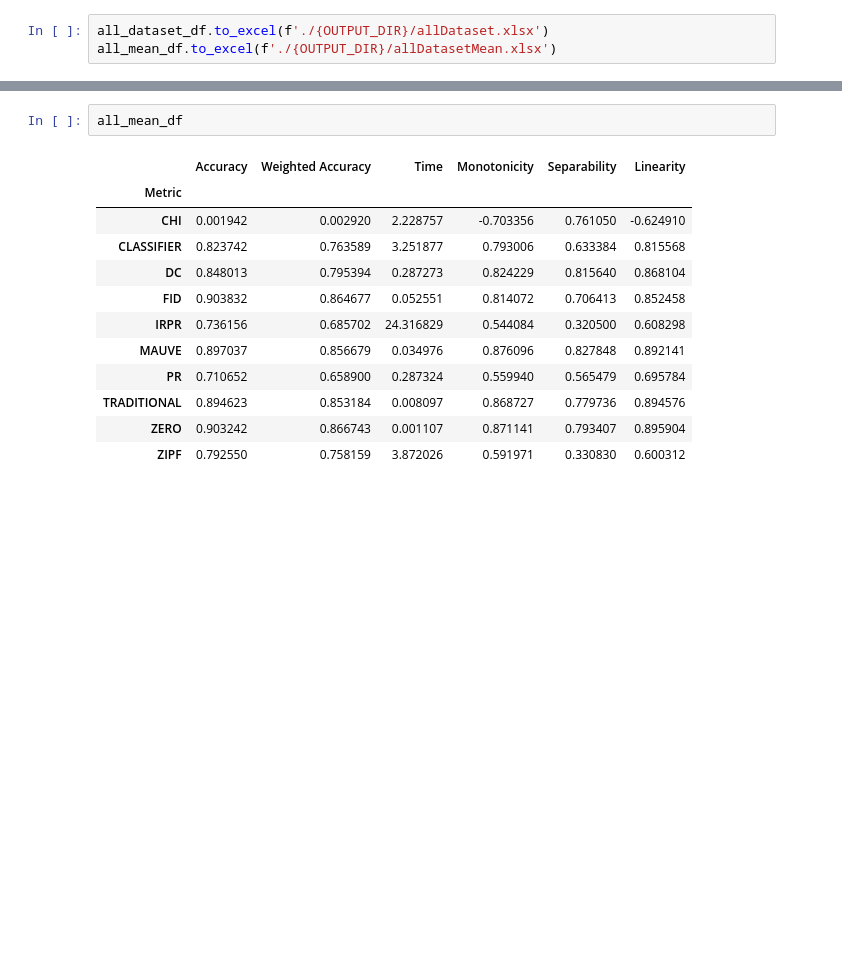
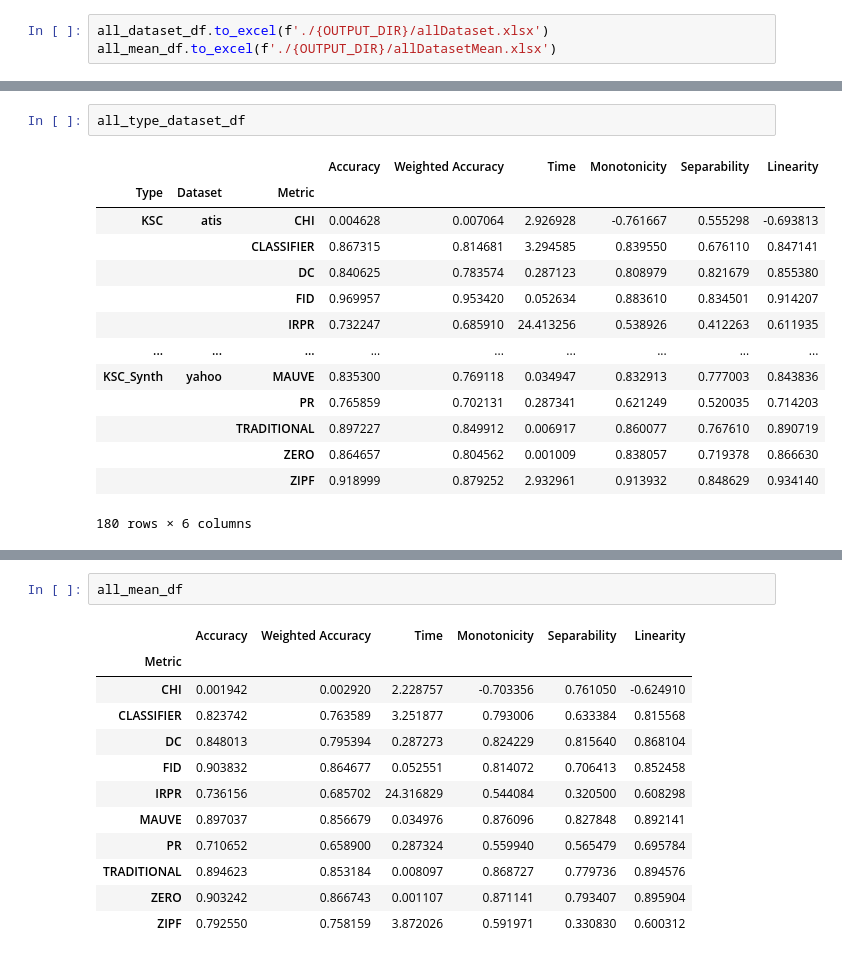
Before and after one commit to isabel-ronan/zeroShotSimilarity, a Jupyter notebook: onlineCompcorImplementation/metricAnalysisSimple.ipynb, the cells around one changed output, grey strips where cells are left out. Drawn from its saved outputs; the diff is of its cells as text; blank space fills up the shorter version.

```diff
--- a/onlineCompcorImplementation/metricAnalysisSimple.ipynb
+++ b/onlineCompcorImplementation/metricAnalysisSimple.ipynb
@@ -170,0 +194,17 @@ all_mean_df.to_excel(f'./{OUTPUT_DIR}/allDatasetMean.xlsx')
+# %%
+all_type_dataset_df
+# %% [output]
+|  |  |  | Accuracy | Weighted Accuracy | Time | Monotonicity | Separability | Linearity |
+| Type | Dataset | Metric |  |  |  |  |  |  |
+| KSC | atis | CHI | 0.004628 | 0.007064 | 2.926928 | -0.761667 | 0.555298 | -0.693813 |
+|  |  | CLASSIFIER | 0.867315 | 0.814681 | 3.294585 | 0.839550 | 0.676110 | 0.847141 |
+|  |  | DC | 0.840625 | 0.783574 | 0.287123 | 0.808979 | 0.821679 | 0.855380 |
+|  |  | FID | 0.969957 | 0.953420 | 0.052634 | 0.883610 | 0.834501 | 0.914207 |
+|  |  | IRPR | 0.732247 | 0.685910 | 24.413256 | 0.538926 | 0.412263 | 0.611935 |
+| ... | ... | ... | ... | ... | ... | ... | ... | ... |
+| KSC_Synth | yahoo | MAUVE | 0.835300 | 0.769118 | 0.034947 | 0.832913 | 0.777003 | 0.843836 |
+|  |  | PR | 0.765859 | 0.702131 | 0.287341 | 0.621249 | 0.520035 | 0.714203 |
+|  |  | TRADITIONAL | 0.897227 | 0.849912 | 0.006917 | 0.860077 | 0.767610 | 0.890719 |
+|  |  | ZERO | 0.864657 | 0.804562 | 0.001009 | 0.838057 | 0.719378 | 0.866630 |
+|  |  | ZIPF | 0.918999 | 0.879252 | 2.932961 | 0.913932 | 0.848629 | 0.934140 |
+180 rows × 6 columns
```
Also changed, not shown: parts of 3 cells of this notebook, 29 other files.
